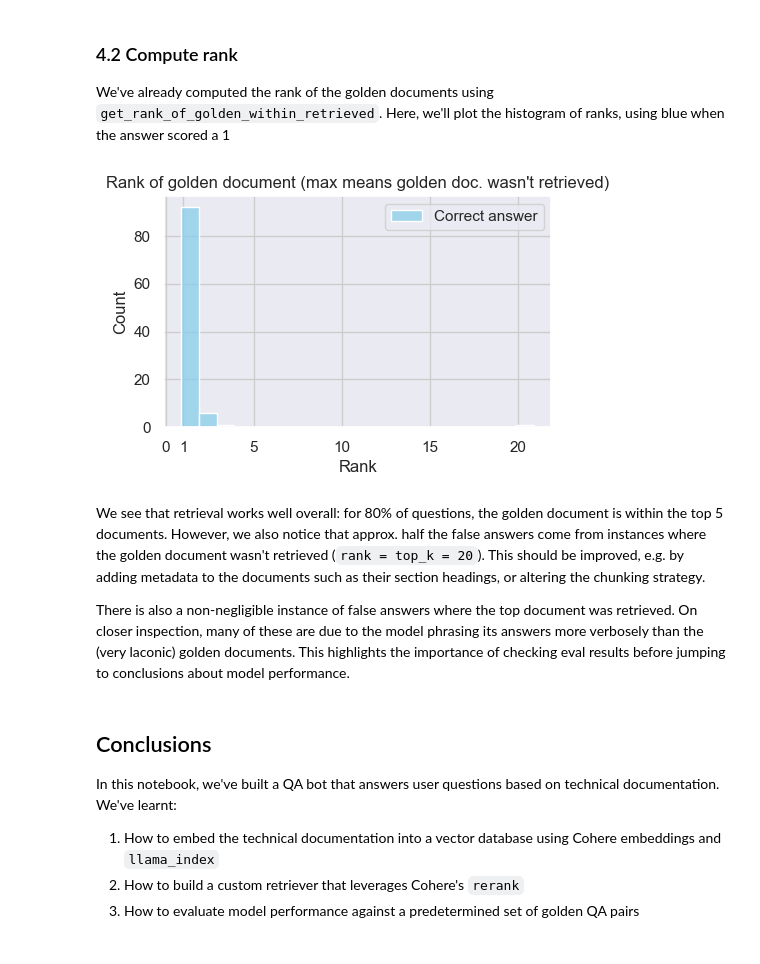
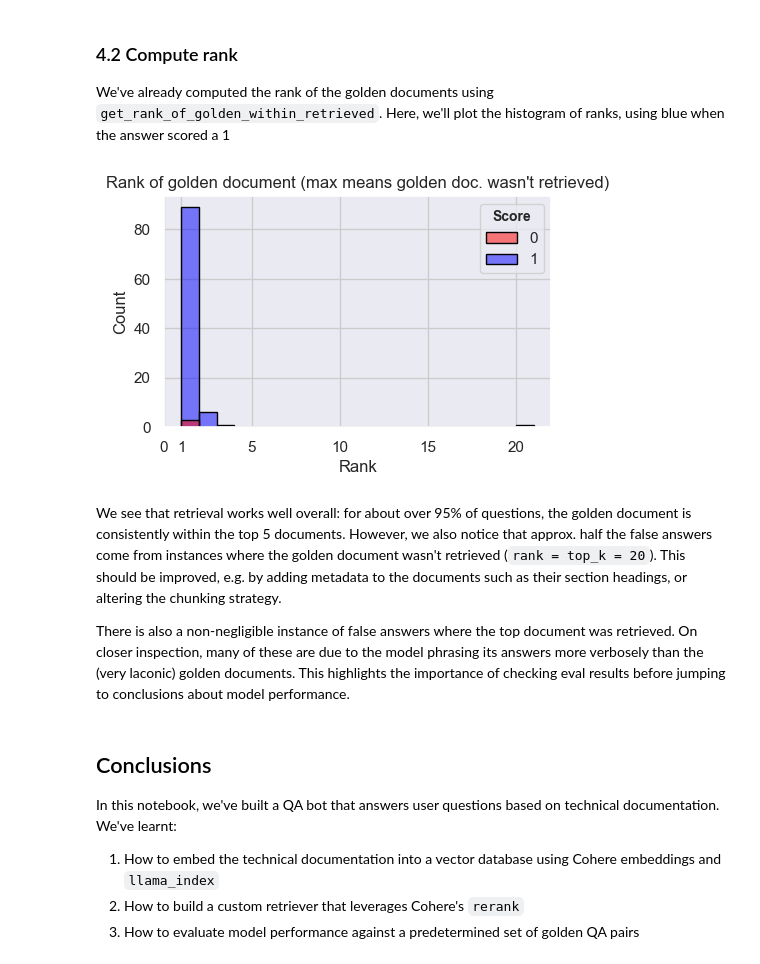
Before and after one commit to cohere-ai/notebooks, a Jupyter notebook: notebooks/guides/Creating_a_QA_bot_from_technical_documentation.ipynb, the cells around one changed output. Saved outputs shown, nothing was run; the diff lists cells and outputs as text; code cells hidden in the pictures.

```diff
--- a/notebooks/guides/Creating_a_QA_bot_from_technical_documentation.ipynb
+++ b/notebooks/guides/Creating_a_QA_bot_from_technical_documentation.ipynb
@@ -430,24 +440,34 @@ We've already computed the rank of the golden documents using `get_rank_of_golde
 # %%
 import matplotlib.pyplot as plt
 import seaborn as sns
 
 sns.set_theme(style="darkgrid", rc={"grid.color": ".8"})
 
-# create offsets for better vis
-results["rank_shifted_left"] = results["rank"] - 0.1
-results["rank_shifted_right"] = results["rank"] + 0.1
+# Create a custom palette for score coloring
+custom_palette = {0: "red", 1: "blue"}
 
 f, ax = plt.subplots(figsize=(5, 3))
-sns.histplot(data=results, x="rank_shifted_left", color="skyblue", label="Correct answer", binwidth=1)
+sns.histplot(
+    data=results,
+    x="rank",
+    hue="score",
+    palette=custom_palette,
+    edgecolor="black",
+    binwidth=1
+)
 
 ax.set_xticks([1, 5, 0, 10, 15, 20])
 ax.set_title("Rank of golden document (max means golden doc. wasn't retrieved)")
 ax.set_xlabel("Rank")
-ax.legend();
+
+legend = ax.get_legend()
+legend.set_title("Score")
+legend.get_title().set_fontsize('small')
+legend.get_title().set_fontweight('bold')
 # %% [output]
-[figure, old version]
+[figure, new version]
 # %% [markdown]
-We see that retrieval works well overall: for 80% of questions, the golden document is within the top 5 documents. However, we also notice that approx. half the false answers come from instances where the golden document wasn't retrieved (`rank = top_k = 20`). This should be improved, e.g. by adding metadata to the documents such as their section headings, or altering the chunking strategy.
+We see that retrieval works well overall: for about over 95% of questions, the golden document is consistently within the top 5 documents. However, we also notice that approx. half the false answers come from instances where the golden document wasn't retrieved (`rank = top_k = 20`). This should be improved, e.g. by adding metadata to the documents such as their section headings, or altering the chunking strategy.
 
 There is also a non-negligible instance of false answers where the top document was retrieved. On closer inspection, many of these are due to the model phrasing its answers more verbosely than the (very laconic) golden documents. This highlights the importance of checking eval results before jumping to conclusions about model performance.
 # %% [markdown]
```
Also changed, not shown: parts of 5 cells of this notebook.
